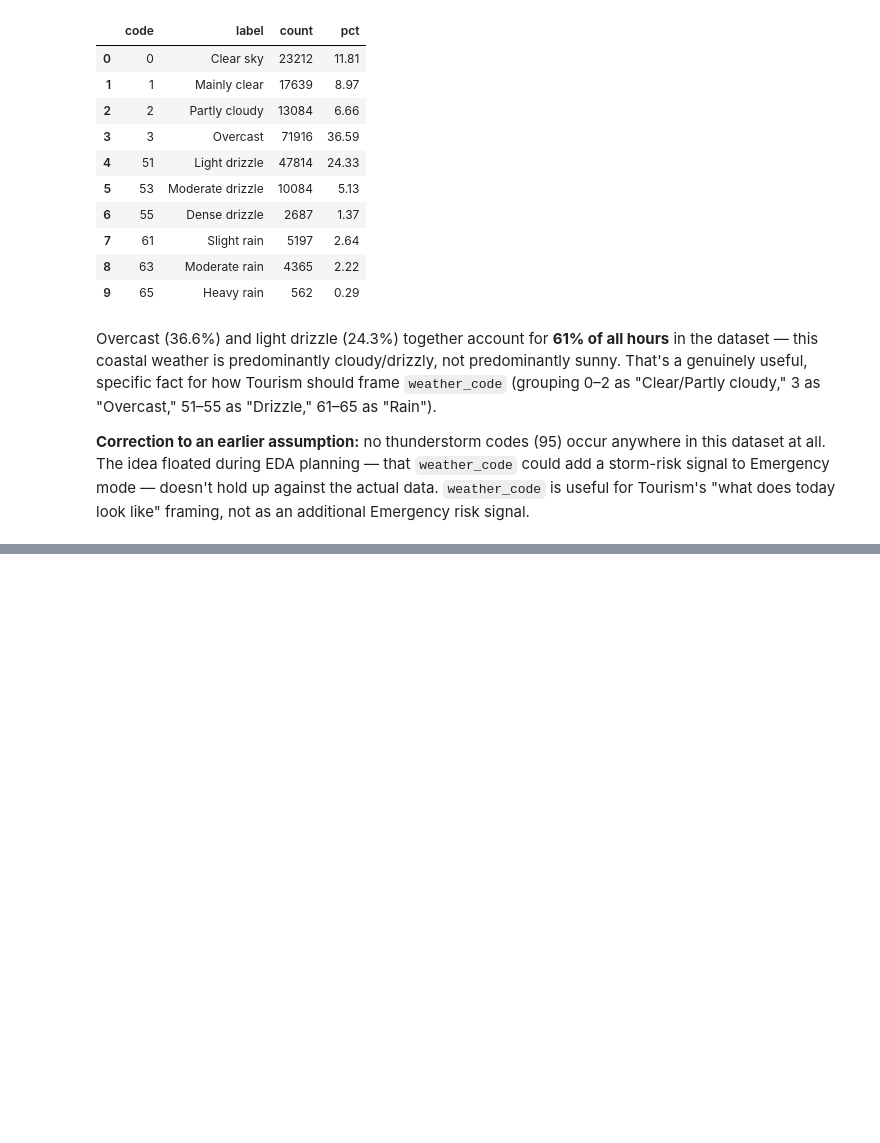
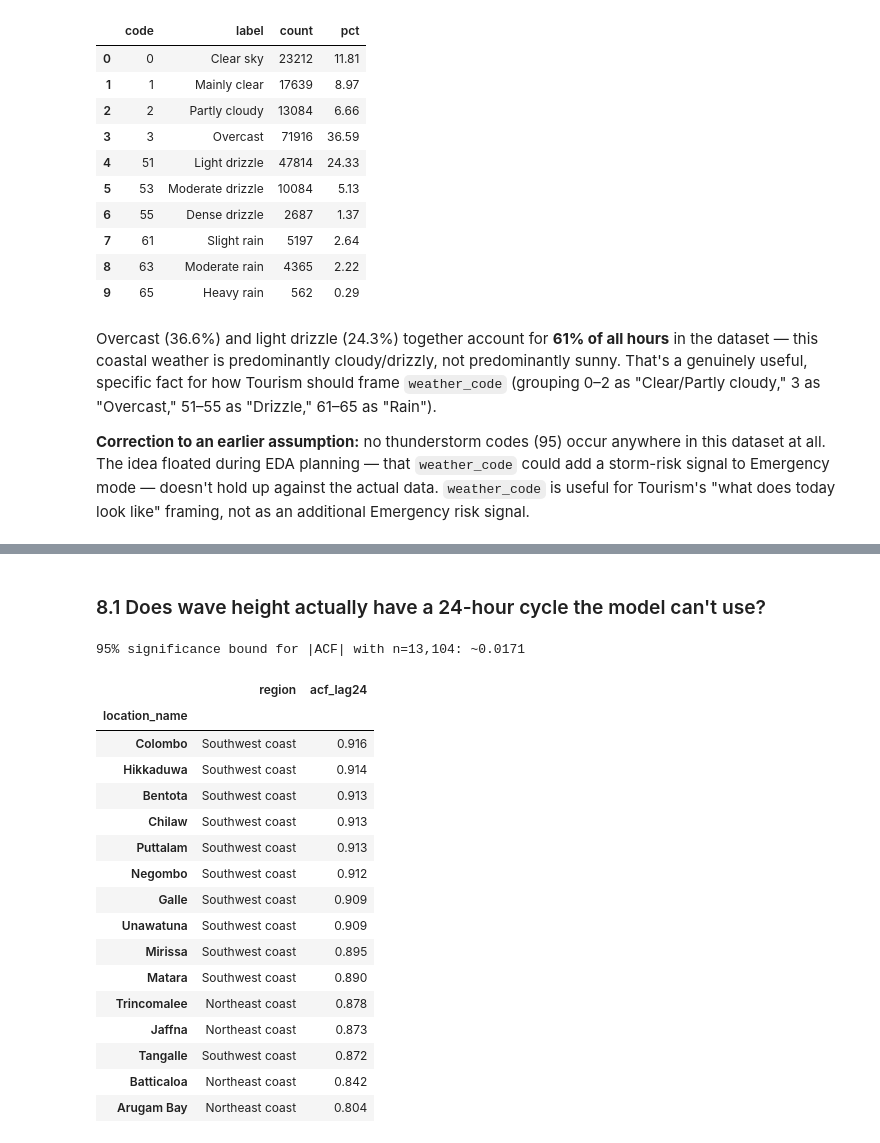
Before and after one commit to Dilmith-Anusara/CoastalPulse, a Jupyter notebook: Validation_Scripts/eda_weather_indicators.ipynb, the cells around one changed output, grey strips where cells are left out. Cells and saved outputs as stored; diff of their text form; code cells hidden in the pictures; blank space fills up the shorter version.

```diff
--- a/Validation_Scripts/eda_weather_indicators.ipynb
+++ b/Validation_Scripts/eda_weather_indicators.ipynb
@@ -396,0 +415,38 @@ Emergency risk signal.
+# %% [markdown]
+### 8.1 Does wave height actually have a 24-hour cycle the model can't use?
+# %%
+from statsmodels.tsa.stattools import acf
+
+lag24_results = []
+for loc in sorted(df["location_name"].unique()):
+    series = df[df["location_name"] == loc].set_index("timestamp")["wave_height"].asfreq("h").dropna()
+    acf_vals = acf(series, nlags=25, fft=True)
+    lag24_results.append({
+        "location_name": loc,
+        "region": da.COAST_REGION.get(loc),
+        "acf_lag24": round(acf_vals[24], 3),
+    })
+
+lag24_df = pd.DataFrame(lag24_results).set_index("location_name")
+sig_bound = 1.96 / (13104 ** 0.5)
+print(f"95% significance bound for |ACF| with n=13,104: ~{sig_bound:.4f}")
+lag24_df.sort_values("acf_lag24", ascending=False)
+# %% [output]
+95% significance bound for |ACF| with n=13,104: ~0.0171
+|  | region | acf_lag24 |
+| location_name |  |  |
+| Colombo | Southwest coast | 0.916 |
+| Hikkaduwa | Southwest coast | 0.914 |
+| Bentota | Southwest coast | 0.913 |
+| Chilaw | Southwest coast | 0.913 |
+| Puttalam | Southwest coast | 0.913 |
+| Negombo | Southwest coast | 0.912 |
+| Galle | Southwest coast | 0.909 |
+| Unawatuna | Southwest coast | 0.909 |
+| Mirissa | Southwest coast | 0.895 |
+| Matara | Southwest coast | 0.890 |
+| Trincomalee | Northeast coast | 0.878 |
+| Jaffna | Northeast coast | 0.873 |
+| Tangalle | Southwest coast | 0.872 |
+| Batticaloa | Northeast coast | 0.842 |
+| Arugam Bay | Northeast coast | 0.804 |
```
Also changed, not shown: parts of 11 cells of this notebook, 1 other file.
